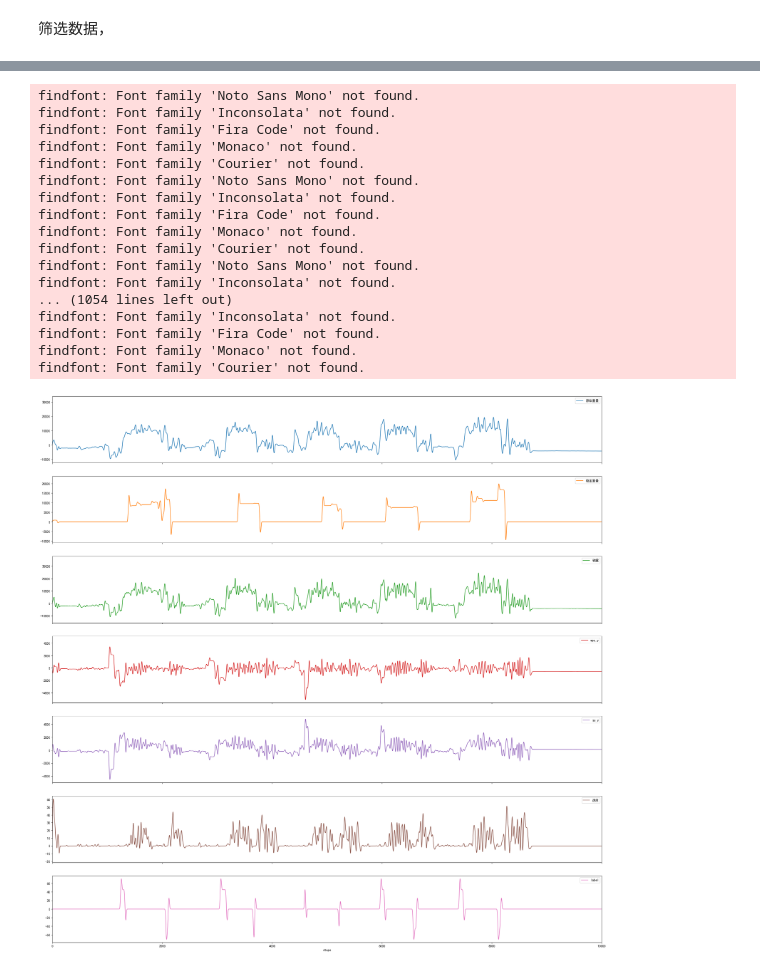
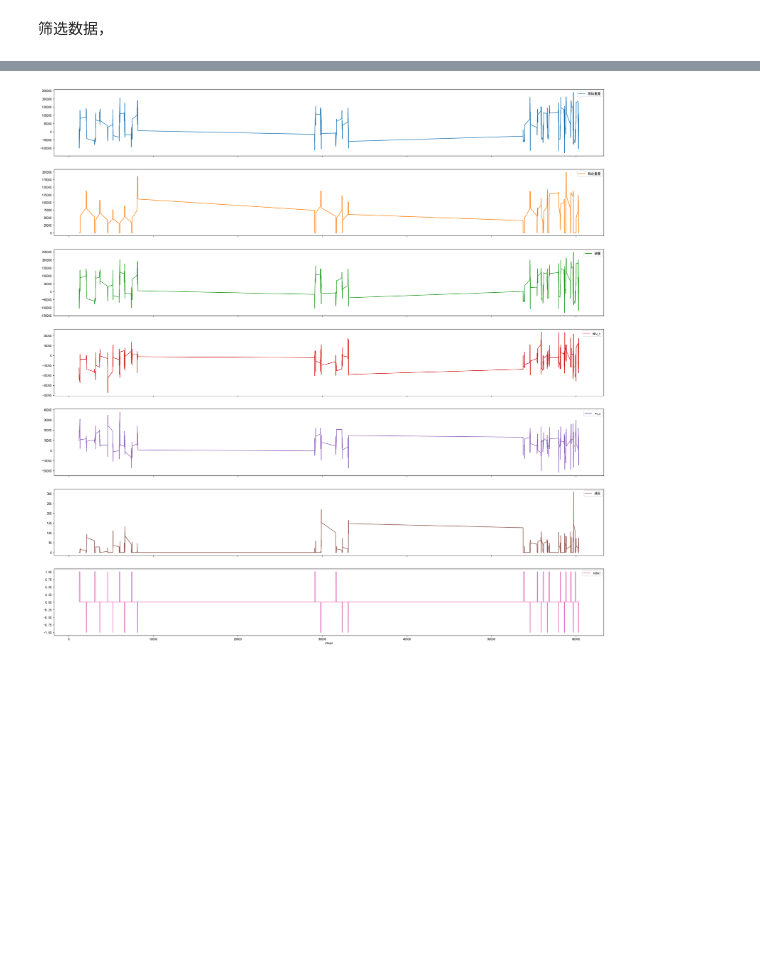
Before and after one commit to ainiubility/CNN-LSTM-Attention, a Jupyter notebook: C_L_A_train.ipynb, the cells around one changed output, grey strips where cells are left out. Saved outputs shown, nothing was run; the diff lists cells and outputs as text; code cells hidden in the pictures; blank space fills up the shorter version.

```diff
--- a/C_L_A_train.ipynb
+++ b/C_L_A_train.ipynb
@@ -197,10 +218,12 @@ lr_decay_epochs = 1
 
 all_col_names = numeric_col_names + label_col_names + time_col_names
 df17, df21, df22, df23 = odf17[all_col_names], odf21[all_col_names], odf22[all_col_names], odf23[all_col_names]
-_origindata = pd.concat([df17, df21, df22], axis=0, ignore_index=True)
+origindata = pd\
+    .concat([df17, df21, df22], axis=0, ignore_index=True)\
+    .reset_index(drop=True)
 
-print(_origindata.columns)
+print(origindata.columns)
 
-# _origindata.head()
+origindata.head()
 # %% [output]
 Index(['原始重量', '稳定重量', '轴重', 'wpu_y', 'su_y', '速度', 'label', '时间', '轨迹时间'], dtype='object')
@@ -217,14 +246,13 @@ def expandRows(idx_list_list, windowsize=20) -> np.ndarray:
     return ret
 
 
-indices_list = _origindata.index[_origindata['label'] > 0].tolist(
-)  # + _origindata.index[_origindata['label'] == '卸'].tolist()
+indices_list = origindata.index[origindata['label'] != 0].tolist()  # + _origindata.index[_origindata['label'] == '卸'].tolist()
+print(len(indices_list))
 indices_list = expandRows(indices_list)
+print(len(indices_list))
+# 或者使用.iloc基于位置索引（如果是整数索引）
+df_selected = origindata.iloc[indices_list]
 
-# 或者使用.iloc基于位置索引（如果是整数索引）
-# df_selected = _origindata.iloc[indices_list]
-
-df_selected =_origindata
 
 df_selected.head()
 # %% [output]
@@ -237,71 +267,22 @@ df_selected.head()
 # %%
-# 使用Savitzky-Golay 滤波器后得到平滑图线
-from scipy import signal as sg
-
 df_selected = df_selected.dropna()
-for col in df_selected.columns:
+for col in df_selected[numeric_col_names].columns:
     # df_selected.insert(0,co)
     # df_selected[col] = sg.savgol_filter(df_selected[col].astype(float), window_length=21, delta=0.5, polyorder=1, mode='constant')
     df_selected[col] = np.convolve(df_selected[col].astype(float), np.ones((5, )), mode='same')
 
-df_selected.sort_index(axis=1)
+# df_selected.sort_index(axis=1)
 
 # df_selected = df_selected.apply(lambda x: savgol_filter(x, 5, 3, mode= 'nearest'))
 #[feature_col_names + label_col_names]
 df_selected[feature_col_names + label_col_names].plot(legend=True, subplots=True, figsize=(30, 30), xlabel="steps")
 ax = plt.gca()
-ax.set_xlim(left=0, right=10000)
+# ax.set_xlim(left=0, right=10000)
 # 或者直接指定字体文件路径
-plt.rcParams['font.sans-serif'] = ['SimHei', 'DejaVu Sans Mono']  # 系统自带的黑体
-plt.rcParams['font.serif'] = ['SimHei']  # 系统自带的宋体
-plt.rcParams['font.family'] = [
-    'SimHei',
-    'DejaVu Sans Mono',  # 显示负号的字体
-    'Liberation Mono',
-    'Consolas',
-    'Courier New',
-    'monospace',
-    'sans-serif',
-    'serif',
-    'sans',
-    'serif',
-    'sans-serif',
-    'sans',
-    'serif',
-    'sans-serif',
-    'sans',
-    'serif',
-    'sans-serif',
-    'sans',
-    'serif',
-    'sans-serif',
-    'sans',
-    'serif',
-    'sans-serif',
-    'sans',
-    'serif',
-]
-plt.rcParams['axes.unicode_minus'] = False  # 设置matplotlib显示正常的负号而非减号样式
+
 plt.show()
 # %% [output]
-findfont: Font family 'Noto Sans Mono' not found.
-findfont: Font family 'Inconsolata' not found.
-findfont: Font family 'Fira Code' not found.
-findfont: Font family 'Monaco' not found.
-findfont: Font family 'Courier' not found.
-findfont: Font family 'Noto Sans Mono' not found.
-findfont: Font family 'Inconsolata' not found.
-findfont: Font family 'Fira Code' not found.
-findfont: Font family 'Monaco' not found.
-findfont: Font family 'Courier' not found.
-findfont: Font family 'Noto Sans Mono' not found.
-findfont: Font family 'Inconsolata' not found.
-... (1054 lines left out)
-findfont: Font family 'Inconsolata' not found.
-findfont: Font family 'Fira Code' not found.
-findfont: Font family 'Monaco' not found.
-findfont: Font family 'Courier' not found.
-[figure, old version]
+[figure, new version]
 # %%
 # 归一化函数
 def normalize(inpudf: pd.DataFrame, numeric_col_names: list[str]) -> np.ndarray:
```
Also changed, not shown: parts of 21 cells of this notebook, 7 other files.
